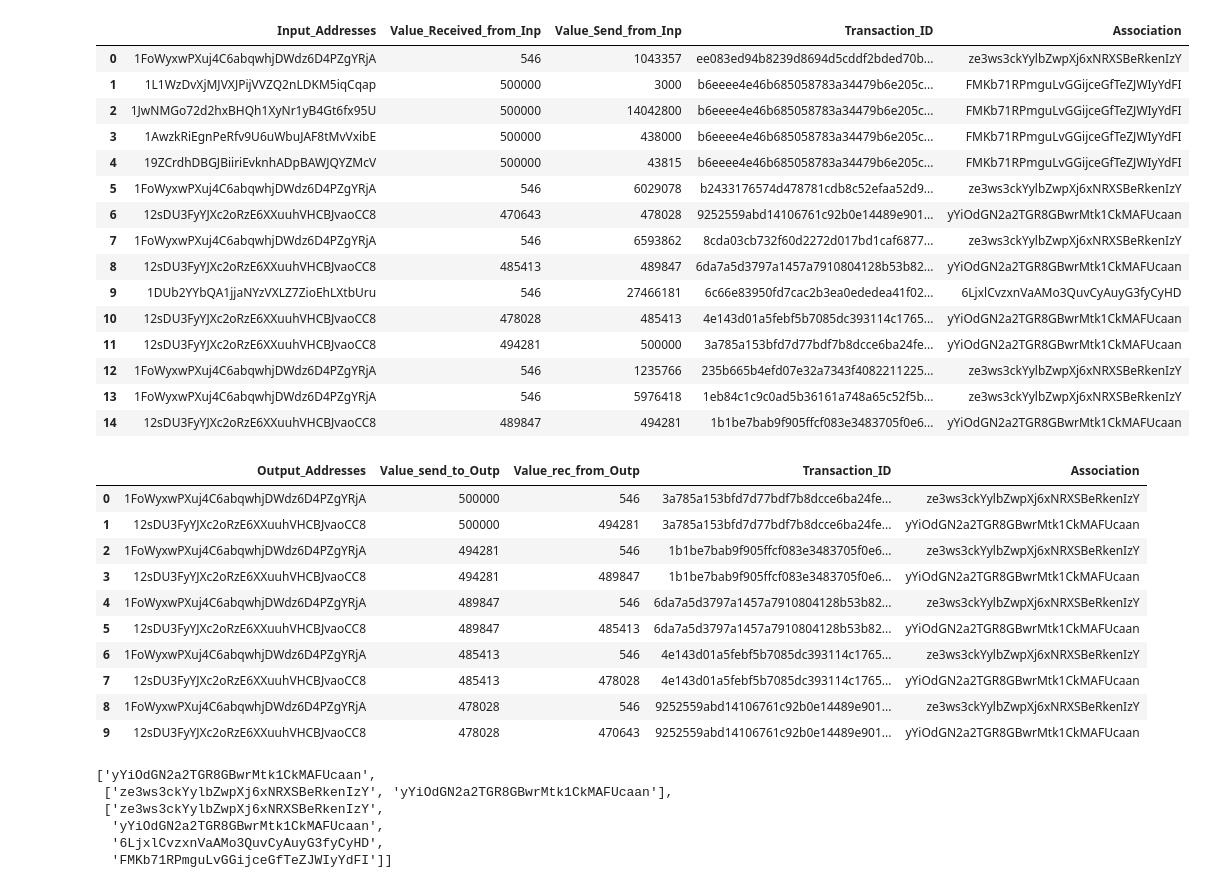
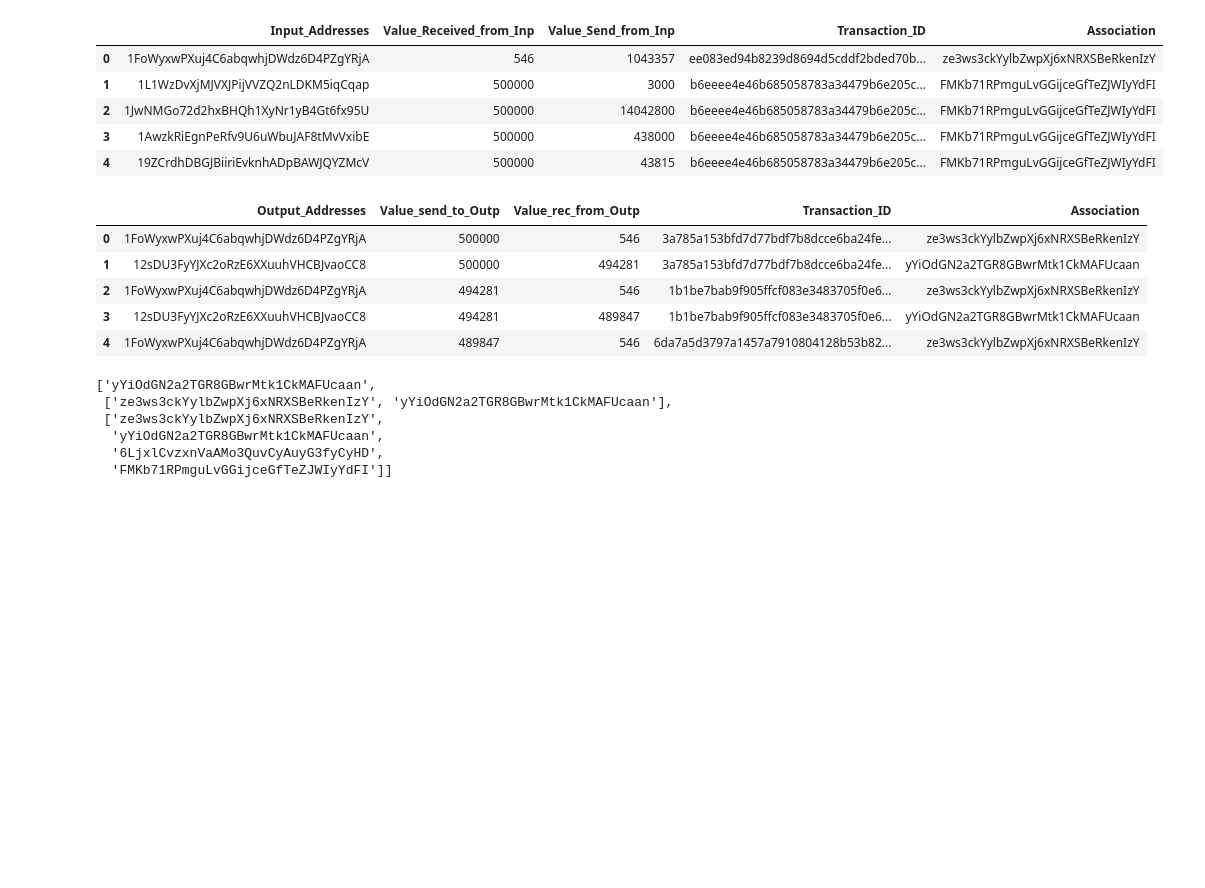
Before and after one commit to philippoetken/UM_Cryptocurrency_Forensics, a Jupyter notebook: FrontEnd/DashboardWalletClustering/LoadDataAndCreateNetworkGraph.ipynb, the cells around one changed output. Saved outputs shown, nothing was run; the diff lists cells and outputs as text; code cells hidden in the pictures; blank space fills up the shorter version.

```diff
--- a/FrontEnd/DashboardWalletClustering/LoadDataAndCreateNetworkGraph.ipynb
+++ b/FrontEnd/DashboardWalletClustering/LoadDataAndCreateNetworkGraph.ipynb
@@ -17,9 +24,9 @@ import json
 # %%
-with open(r'C:\Users\tobi1\OneDrive\S2_Uni_Mannheim\Team_Project_BitcoinFlorensics\Git_code_teamp\UM_Cryptocurrency_Forensics\WalletClustering\output\flowGraph_Center.pickle', 'rb') as f:
-    flowGraph_Center = pkl.load(f)
+# with open(r'C:\Users\tobi1\OneDrive\S2_Uni_Mannheim\Team_Project_BitcoinFlorensics\Git_code_teamp\UM_Cryptocurrency_Forensics\WalletClustering\output\flowGraph_Center.pickle', 'rb') as f:
+#     flowGraph_Center = pkl.load(f)
 
-with open(r'C:\Users\tobi1\OneDrive\S2_Uni_Mannheim\Team_Project_BitcoinFlorensics\Git_code_teamp\UM_Cryptocurrency_Forensics\WalletClustering\output\flowGraph_Input.pickle', 'rb') as f:
-    flowGraph_Input = pkl.load(f)
+# with open(r'C:\Users\tobi1\OneDrive\S2_Uni_Mannheim\Team_Project_BitcoinFlorensics\Git_code_teamp\UM_Cryptocurrency_Forensics\WalletClustering\output\flowGraph_Input.pickle', 'rb') as f:
+#     flowGraph_Input = pkl.load(f)
 
-with open(r'C:\Users\tobi1\OneDrive\S2_Uni_Mannheim\Team_Project_BitcoinFlorensics\Git_code_teamp\UM_Cryptocurrency_Forensics\WalletClustering\output\flowGraph_Output.pickle', 'rb') as f:
-    flowGraph_Output = pkl.load(f)
+# with open(r'C:\Users\tobi1\OneDrive\S2_Uni_Mannheim\Team_Project_BitcoinFlorensics\Git_code_teamp\UM_Cryptocurrency_Forensics\WalletClustering\output\flowGraph_Output.pickle', 'rb') as f:
+#     flowGraph_Output = pkl.load(f)
@@ -102,30 +70,20 @@ with open(r'C:\Users\tobi1\OneDrive\S2_Uni_Mannheim\Team_Project_BitcoinFlorensi
 # %%
 # Association = wallet
 # %%
-flowGraph_inEdges
+flowGraph_inEdges.head(5)
 # Association is important #
 
 # Send from address to center (Value_Send_from_Inp)
 # center Value_Received_from_Inp got from transaction (can be more)
 # %% [output]
 |  | Input_Addresses | Value_Received_from_Inp | Value_Send_from_Inp | Transaction_ID | Association |
 | 0 | 1FoWyxwPXuj4C6abqwhjDWdz6D4PZgYRjA | 546 | 1043357 | ee083ed94b8239d8694d5cddf2bded70b... | ze3ws3ckYylbZwpXj6xNRXSBeRkenIzY |
 | 1 | 1L1WzDvXjMJVXJPijVVZQ2nLDKM5iqCqap | 500000 | 3000 | b6eeee4e46b685058783a34479b6e205c... | FMKb71RPmguLvGGijceGfTeZJWIyYdFI |
 | 2 | 1JwNMGo72d2hxBHQh1XyNr1yB4Gt6fx95U | 500000 | 14042800 | b6eeee4e46b685058783a34479b6e205c... | FMKb71RPmguLvGGijceGfTeZJWIyYdFI |
 | 3 | 1AwzkRiEgnPeRfv9U6uWbuJAF8tMvVxibE | 500000 | 438000 | b6eeee4e46b685058783a34479b6e205c... | FMKb71RPmguLvGGijceGfTeZJWIyYdFI |
 | 4 | 19ZCrdhDBGJBiiriEvknhADpBAWJQYZMcV | 500000 | 43815 | b6eeee4e46b685058783a34479b6e205c... | FMKb71RPmguLvGGijceGfTeZJWIyYdFI |
-| 5 | 1FoWyxwPXuj4C6abqwhjDWdz6D4PZgYRjA | 546 | 6029078 | b2433176574d478781cdb8c52efaa52d9... | ze3ws3ckYylbZwpXj6xNRXSBeRkenIzY |
-| 6 | 12sDU3FyYJXc2oRzE6XXuuhVHCBJvaoCC8 | 470643 | 478028 | 9252559abd14106761c92b0e14489e901... | yYiOdGN2a2TGR8GBwrMtk1CkMAFUcaan |
-| 7 | 1FoWyxwPXuj4C6abqwhjDWdz6D4PZgYRjA | 546 | 6593862 | 8cda03cb732f60d2272d017bd1caf6877... | ze3ws3ckYylbZwpXj6xNRXSBeRkenIzY |
-| 8 | 12sDU3FyYJXc2oRzE6XXuuhVHCBJvaoCC8 | 485413 | 489847 | 6da7a5d3797a1457a7910804128b53b82... | yYiOdGN2a2TGR8GBwrMtk1CkMAFUcaan |
-| 9 | 1DUb2YYbQA1jjaNYzVXLZ7ZioEhLXtbUru | 546 | 27466181 | 6c66e83950fd7cac2b3ea0ededea41f02... | 6LjxlCvzxnVaAMo3QuvCyAuyG3fyCyHD |
-| 10 | 12sDU3FyYJXc2oRzE6XXuuhVHCBJvaoCC8 | 478028 | 485413 | 4e143d01a5febf5b7085dc393114c1765... | yYiOdGN2a2TGR8GBwrMtk1CkMAFUcaan |
-| 11 | 12sDU3FyYJXc2oRzE6XXuuhVHCBJvaoCC8 | 494281 | 500000 | 3a785a153bfd7d77bdf7b8dcce6ba24fe... | yYiOdGN2a2TGR8GBwrMtk1CkMAFUcaan |
-| 12 | 1FoWyxwPXuj4C6abqwhjDWdz6D4PZgYRjA | 546 | 1235766 | 235b665b4efd07e32a7343f4082211225... | ze3ws3ckYylbZwpXj6xNRXSBeRkenIzY |
-| 13 | 1FoWyxwPXuj4C6abqwhjDWdz6D4PZgYRjA | 546 | 5976418 | 1eb84c1c9c0ad5b36161a748a65c52f5b... | ze3ws3ckYylbZwpXj6xNRXSBeRkenIzY |
-| 14 | 12sDU3FyYJXc2oRzE6XXuuhVHCBJvaoCC8 | 489847 | 494281 | 1b1be7bab9f905ffcf083e3483705f0e6... | yYiOdGN2a2TGR8GBwrMtk1CkMAFUcaan |
 # %%
-flowGraph_outEdges
+flowGraph_outEdges.head(5)
 # Value_rec_from_Outp: reveived node got from center
 # Value_send_to_Outp send by transaction
 # %% [output]
@@ -135,11 +93,6 @@ flowGraph_outEdges
 | 2 | 1FoWyxwPXuj4C6abqwhjDWdz6D4PZgYRjA | 494281 | 546 | 1b1be7bab9f905ffcf083e3483705f0e6... | ze3ws3ckYylbZwpXj6xNRXSBeRkenIzY |
 | 3 | 12sDU3FyYJXc2oRzE6XXuuhVHCBJvaoCC8 | 494281 | 489847 | 1b1be7bab9f905ffcf083e3483705f0e6... | yYiOdGN2a2TGR8GBwrMtk1CkMAFUcaan |
 | 4 | 1FoWyxwPXuj4C6abqwhjDWdz6D4PZgYRjA | 489847 | 546 | 6da7a5d3797a1457a7910804128b53b82... | ze3ws3ckYylbZwpXj6xNRXSBeRkenIzY |
-| 5 | 12sDU3FyYJXc2oRzE6XXuuhVHCBJvaoCC8 | 489847 | 485413 | 6da7a5d3797a1457a7910804128b53b82... | yYiOdGN2a2TGR8GBwrMtk1CkMAFUcaan |
-| 6 | 1FoWyxwPXuj4C6abqwhjDWdz6D4PZgYRjA | 485413 | 546 | 4e143d01a5febf5b7085dc393114c1765... | ze3ws3ckYylbZwpXj6xNRXSBeRkenIzY |
-| 7 | 12sDU3FyYJXc2oRzE6XXuuhVHCBJvaoCC8 | 485413 | 478028 | 4e143d01a5febf5b7085dc393114c1765... | yYiOdGN2a2TGR8GBwrMtk1CkMAFUcaan |
-| 8 | 1FoWyxwPXuj4C6abqwhjDWdz6D4PZgYRjA | 478028 | 546 | 9252559abd14106761c92b0e14489e901... | ze3ws3ckYylbZwpXj6xNRXSBeRkenIzY |
-| 9 | 12sDU3FyYJXc2oRzE6XXuuhVHCBJvaoCC8 | 478028 | 470643 | 9252559abd14106761c92b0e14489e901... | yYiOdGN2a2TGR8GBwrMtk1CkMAFUcaan |
 # %%
 #yYiOdGN2a2TGR8GBwrMtk1CkMAFUcaan is center
 # output addresses/wallets = ['ze3ws3ckYylbZwpXj6xNRXSBeRkenIzY', 'yYiOdGN2a2TGR8GBwrMtk1CkMAFUcaan'],
```
Also changed, not shown: parts of 19 cells of this notebook.
